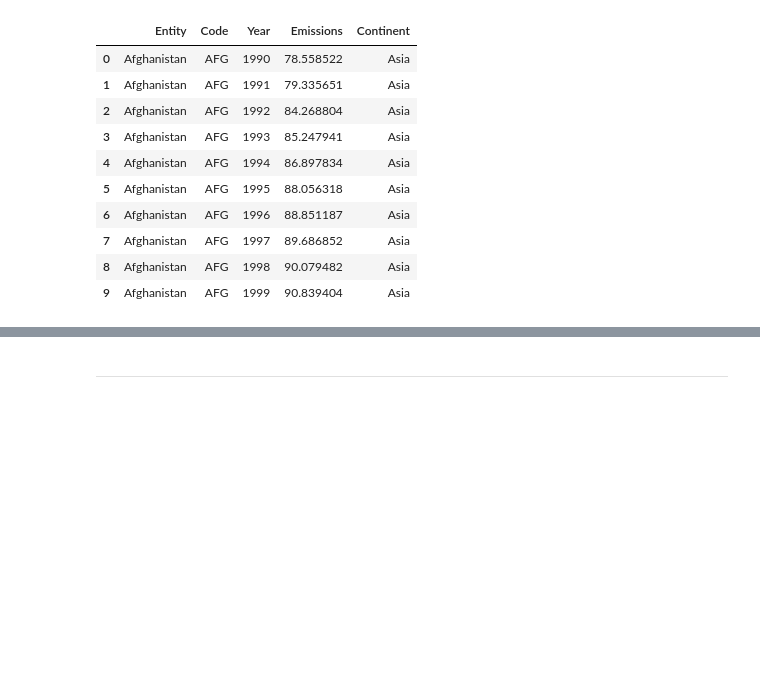
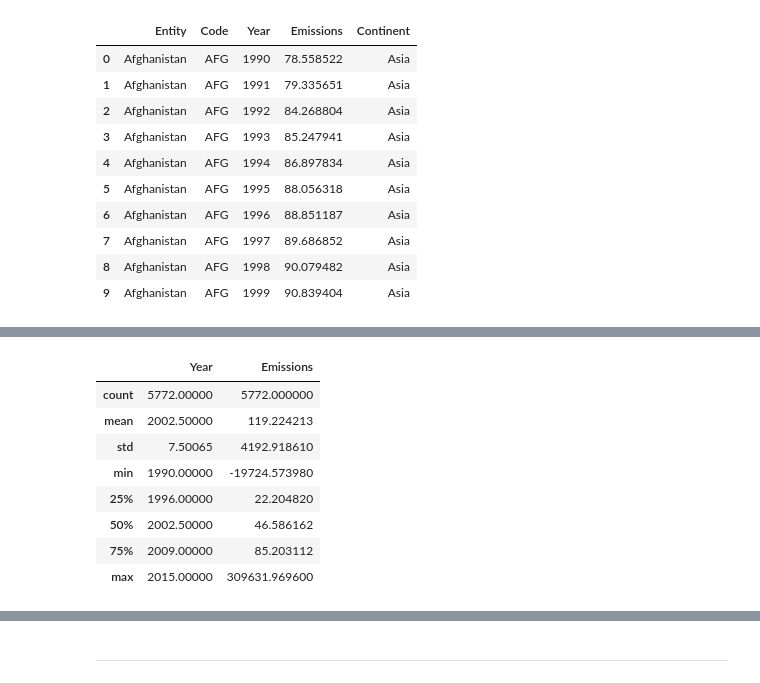
Before and after one commit to stefanoaragoni/datascience_lab9, a Jupyter notebook: lab9.ipynb, the cells around one changed output, grey strips where cells are left out. Cells and saved outputs as stored; diff of their text form; code cells hidden in the pictures; blank space fills up the shorter version.

```diff
--- a/lab9.ipynb
+++ b/lab9.ipynb
@@ -81,0 +83,13 @@ dataset.head(10)
+# %%
+# Revisar si existen valores atípicos
+dataset.describe()
+# %% [output]
+|  | Year | Emissions |
+| count | 5772.00000 | 5772.000000 |
+| mean | 2002.50000 | 119.224213 |
+| std | 7.50065 | 4192.918610 |
+| min | 1990.00000 | -19724.573980 |
+| 25% | 1996.00000 | 22.204820 |
+| 50% | 2002.50000 | 46.586162 |
+| 75% | 2009.00000 | 85.203112 |
+| max | 2015.00000 | 309631.969600 |
```
Also changed, not shown: parts of 12 cells of this notebook.
